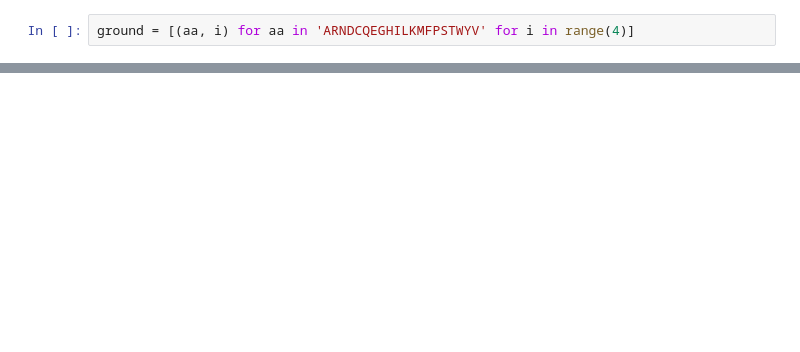
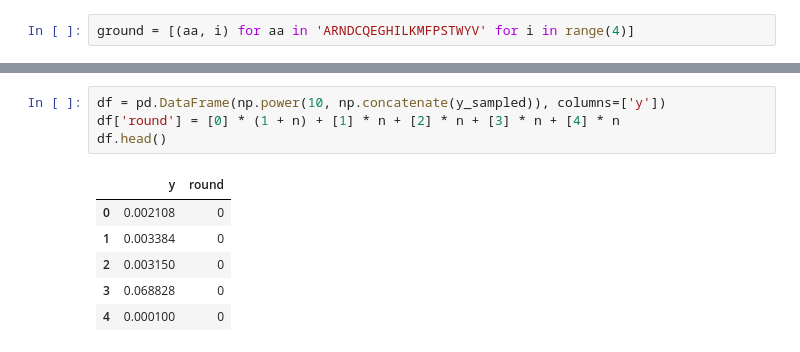
Before and after one commit to yangkky/prob_ssm, a Jupyter notebook: code/max_obj.ipynb, the cells around one changed output, grey strips where cells are left out. Cells and saved outputs as stored; diff of their text form; blank space fills up the shorter version.

```diff
--- a/code/max_obj.ipynb
+++ b/code/max_obj.ipynb
@@ -100,0 +115,11 @@ sampler_full_obj(lib, means, cov, tau)
+# %%
+df = pd.DataFrame(np.power(10, np.concatenate(y_sampled)), columns=['y'])
+df['round'] = [0] * (1 + n) + [1] * n + [2] * n + [3] * n + [4] * n
+df.head()
+# %% [output]
+|  | y | round |
+| 0 | 0.002108 | 0 |
+| 1 | 0.003384 | 0 |
+| 2 | 0.003150 | 0 |
+| 3 | 0.068828 | 0 |
+| 4 | 0.000100 | 0 |
```
Also changed, not shown: parts of 16 cells of this notebook, 3 other files.
